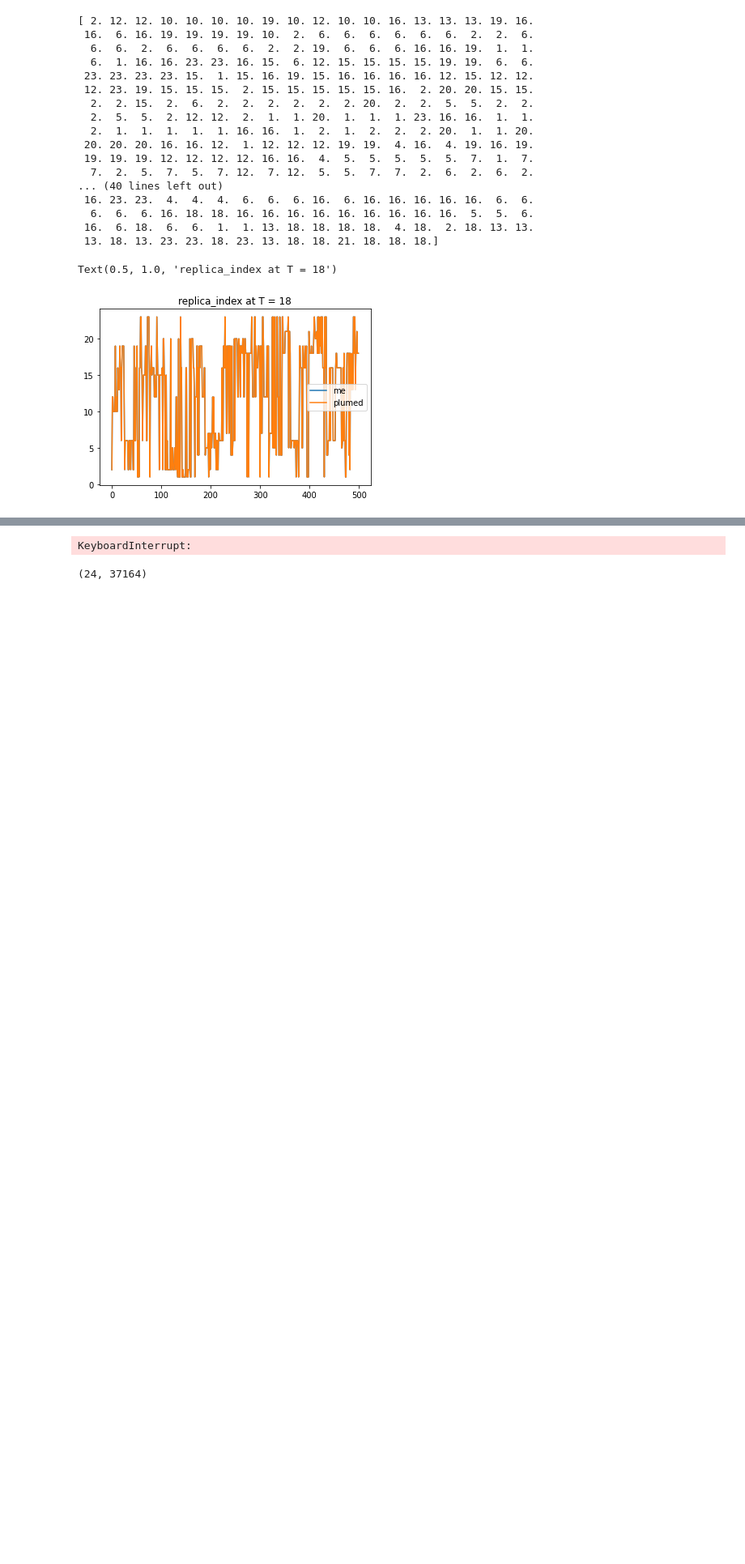
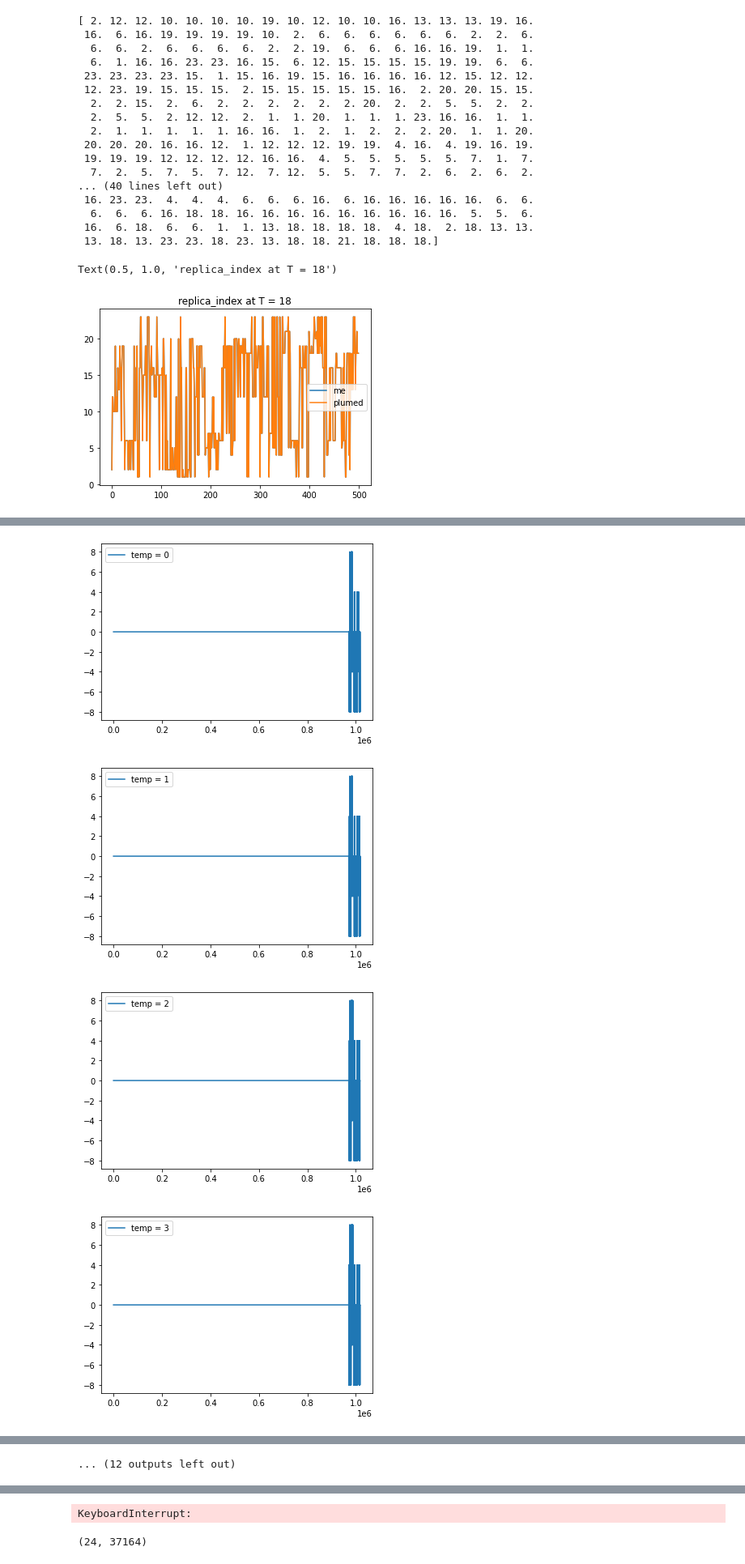
Before and after one commit to IvanGilardoni/my_scripts, a Jupyter notebook: demuxing/demuxing_last.ipynb, the cells around one changed output, grey strips where cells are left out. Shown at 81% size. Drawn from its saved outputs; the diff is of its cells as text; code cells hidden in the pictures; blank space fills up the shorter version.

```diff
--- a/demuxing/demuxing_last.ipynb
+++ b/demuxing/demuxing_last.ipynb
@@ -335,0 +362,16 @@ so, those which overlap are those starting with the same value at position 0 !!
+# %%
+lim_inf = 0  # int(8.7e5)
+x = np.arange(lim_inf, len(check))
+
+for i in range(check.shape[1]):
+    if np.count_nonzero(check[:, i]) != 0:
+        plt.figure()
+        plt.plot(x, check[lim_inf:, i], label='temp = %i' % i)
+        plt.legend()
+    else:
+        print('temperature n. %i is in complete agreement' % i)
+# %% [output]
+[figure, added]
+[figure, added]
+[figure, added]
+[figure, added]
@@ -335,0 +386 @@ so, those which overlap are those starting with the same value at position 0 !!
+... (12 outputs left out)
```
Also changed, not shown: parts of 91 cells of this notebook, 2 other files.
